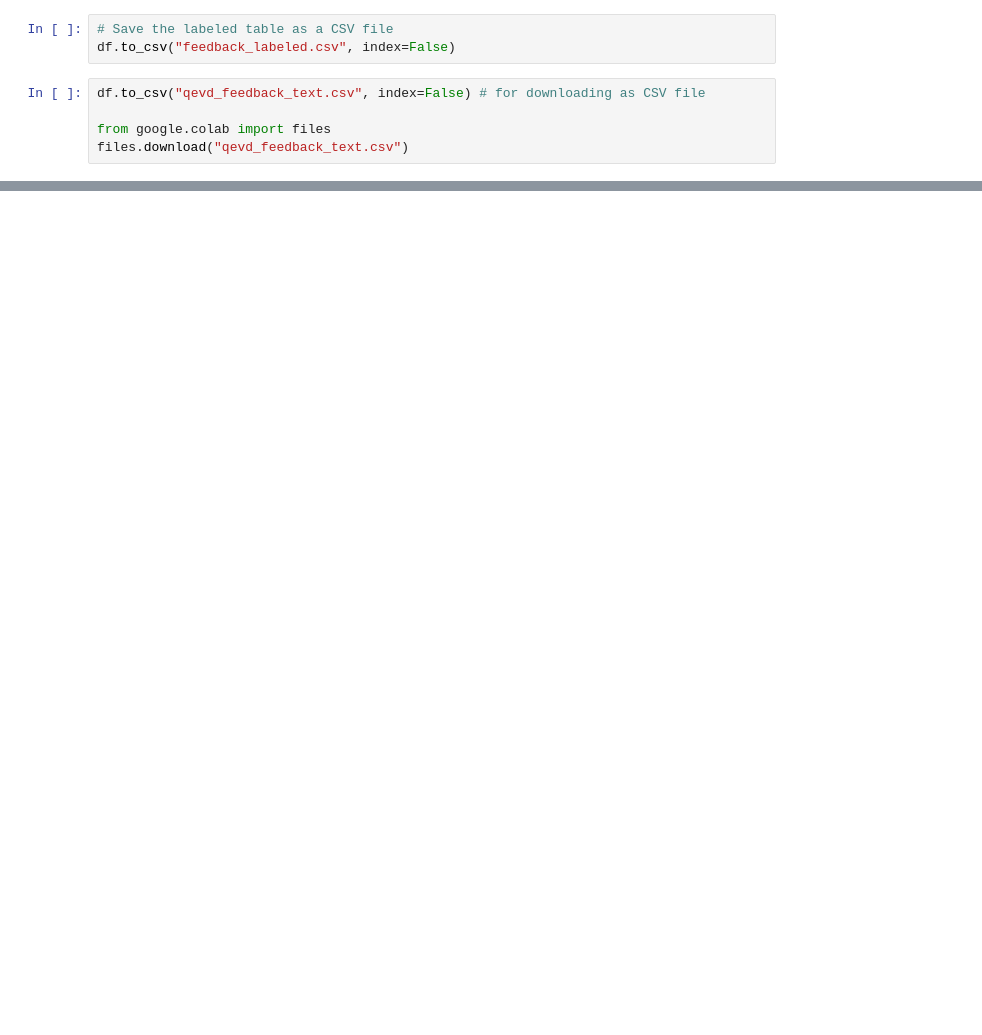
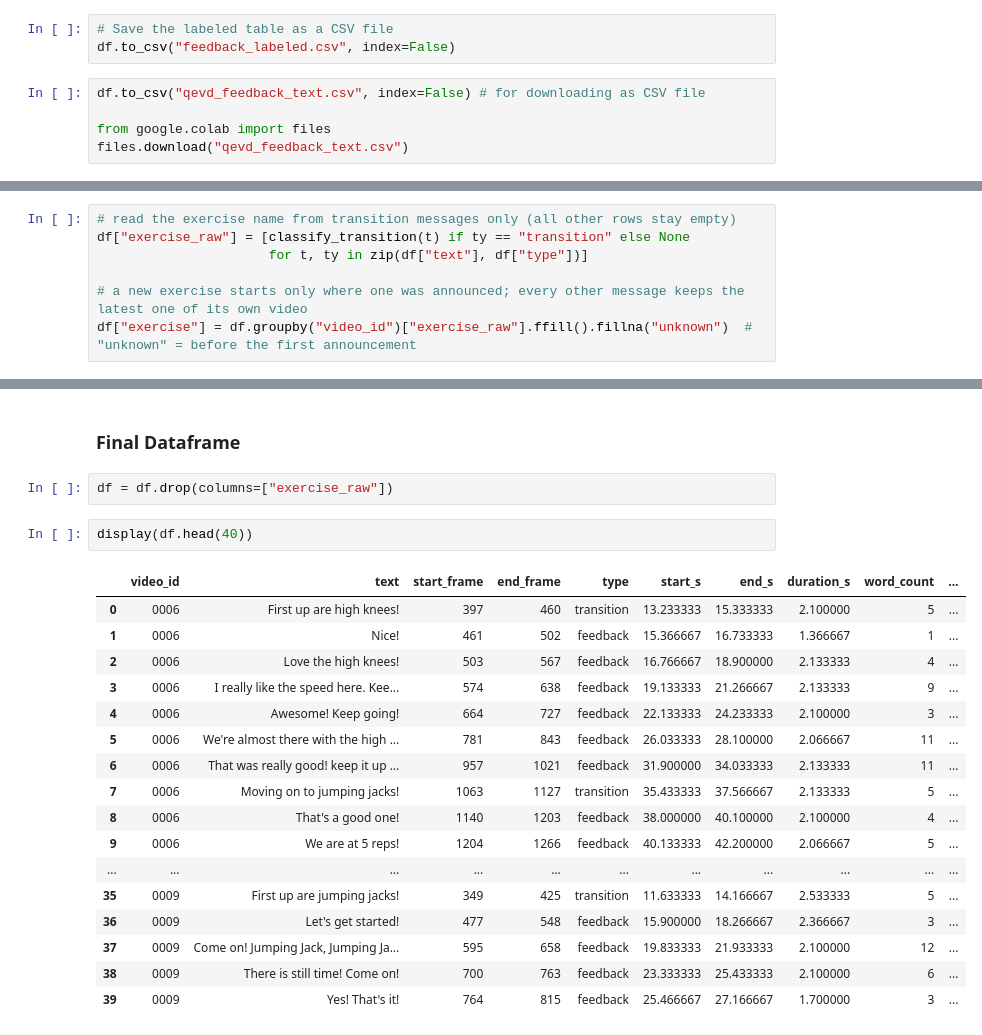
Before and after one commit to Ekimxii/fitness_pose_tracker, a Jupyter notebook: coach_feedback.ipynb, the cells around one changed output, grey strips where cells are left out. Cells and saved outputs as stored; diff of their text form; blank space fills up the shorter version.

```diff
--- a/coach_feedback.ipynb
+++ b/coach_feedback.ipynb
@@ -533,0 +564,7 @@ files.download("qevd_feedback_text.csv")
+# %%
+# read the exercise name from transition messages only (all other rows stay empty)
+df["exercise_raw"] = [classify_transition(t) if ty == "transition" else None
+                      for t, ty in zip(df["text"], df["type"])]
+
+# a new exercise starts only where one was announced; every other message keeps the latest one of its own video
+df["exercise"] = df.groupby("video_id")["exercise_raw"].ffill().fillna("unknown")  # "unknown" = before the first announcement
@@ -533,0 +629,24 @@ files.download("qevd_feedback_text.csv")
+# %% [markdown]
+### Final Dataframe
+# %%
+df = df.drop(columns=["exercise_raw"])
+# %%
+display(df.head(40))
+# %% [output]
+|  | video_id | text | start_frame | end_frame | type | start_s | end_s | duration_s | word_count | ... |
+| 0 | 0006 | First up are high knees! | 397 | 460 | transition | 13.233333 | 15.333333 | 2.100000 | 5 | ... |
+| 1 | 0006 | Nice! | 461 | 502 | feedback | 15.366667 | 16.733333 | 1.366667 | 1 | ... |
+| 2 | 0006 | Love the high knees! | 503 | 567 | feedback | 16.766667 | 18.900000 | 2.133333 | 4 | ... |
+| 3 | 0006 | I really like the speed here. Kee... | 574 | 638 | feedback | 19.133333 | 21.266667 | 2.133333 | 9 | ... |
+| 4 | 0006 | Awesome! Keep going! | 664 | 727 | feedback | 22.133333 | 24.233333 | 2.100000 | 3 | ... |
+| 5 | 0006 | We're almost there with the high ... | 781 | 843 | feedback | 26.033333 | 28.100000 | 2.066667 | 11 | ... |
+| 6 | 0006 | That was really good! keep it up ... | 957 | 1021 | feedback | 31.900000 | 34.033333 | 2.133333 | 11 | ... |
+| 7 | 0006 | Moving on to jumping jacks! | 1063 | 1127 | transition | 35.433333 | 37.566667 | 2.133333 | 5 | ... |
+| 8 | 0006 | That's a good one! | 1140 | 1203 | feedback | 38.000000 | 40.100000 | 2.100000 | 4 | ... |
+| 9 | 0006 | We are at 5 reps! | 1204 | 1266 | feedback | 40.133333 | 42.200000 | 2.066667 | 5 | ... |
+| ... | ... | ... | ... | ... | ... | ... | ... | ... | ... | ... |
+| 35 | 0009 | First up are jumping jacks! | 349 | 425 | transition | 11.633333 | 14.166667 | 2.533333 | 5 | ... |
+| 36 | 0009 | Let's get started! | 477 | 548 | feedback | 15.900000 | 18.266667 | 2.366667 | 3 | ... |
+| 37 | 0009 | Come on! Jumping Jack, Jumping Ja... | 595 | 658 | feedback | 19.833333 | 21.933333 | 2.100000 | 12 | ... |
+| 38 | 0009 | There is still time! Come on! | 700 | 763 | feedback | 23.333333 | 25.433333 | 2.100000 | 6 | ... |
+| 39 | 0009 | Yes! That's it! | 764 | 815 | feedback | 25.466667 | 27.166667 | 1.700000 | 3 | ... |
```
Also changed, not shown: parts of 17 cells of this notebook.
